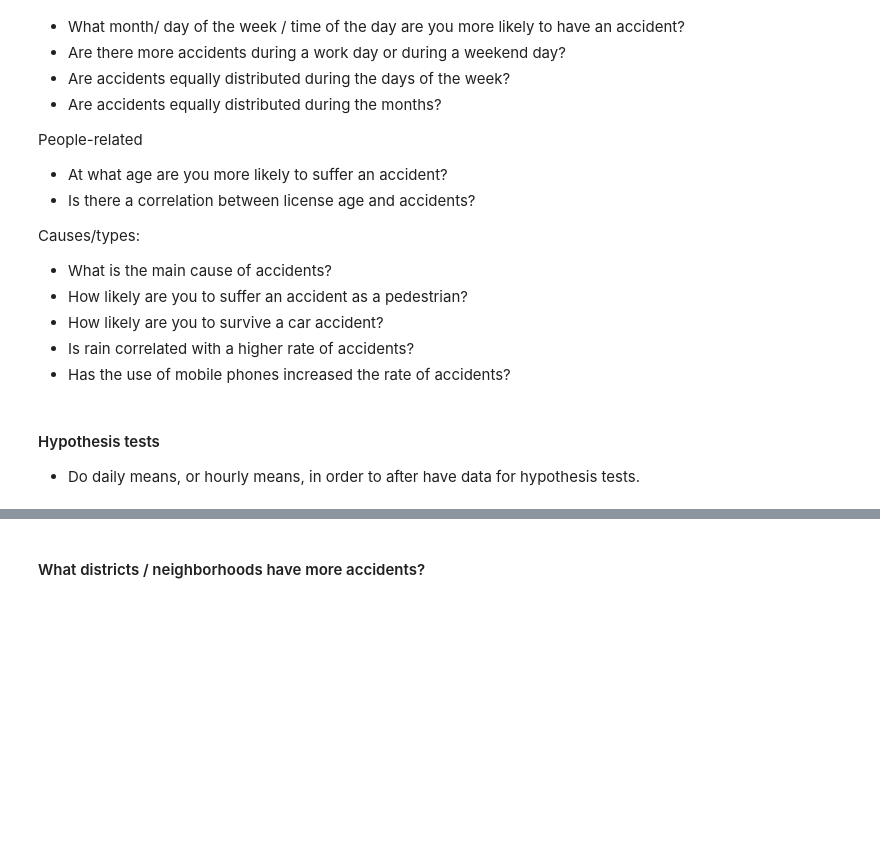
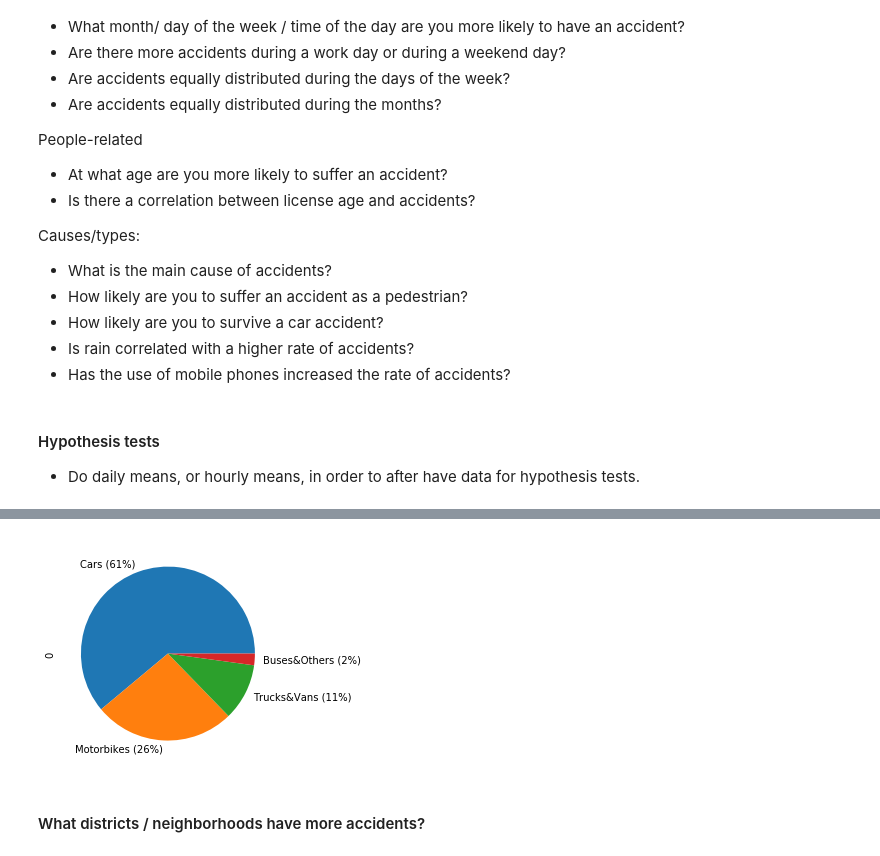
Before and after one commit to roger-roig/your-own-project, a Jupyter notebook: project_roger_2.ipynb, the cells around one changed output, grey strips where cells are left out. Cells and saved outputs as stored; diff of their text form; code cells hidden in the pictures; blank space fills up the shorter version.

```diff
--- a/project_roger_2.ipynb
+++ b/project_roger_2.ipynb
@@ -73,3 +73,9 @@ Causes/types:
 #### Hypothesis tests
 
 - Do daily means, or hourly means, in order to after have data for hypothesis tests.
+# %%
+fleet_num = [565130, 242336, 97865, 19990]
+
+fleet_bcn = ['Cars (61%)','Motorbikes (26%)','Trucks&Vans (11%)','Buses&Others (2%)']
+
+fleet_df = pd.DataFrame(fleet_num,fleet_bcn)
@@ -76,3 +112,7 @@ Causes/types:
+# %%
+fleet_df.plot(kind='pie',subplots=True, legend=None)
+# %% [output]
+[figure, added]
 # %% [markdown]
 #### What districts / neighborhoods have more accidents?
 # %%
```
Also changed, not shown: parts of 35 cells of this notebook.
